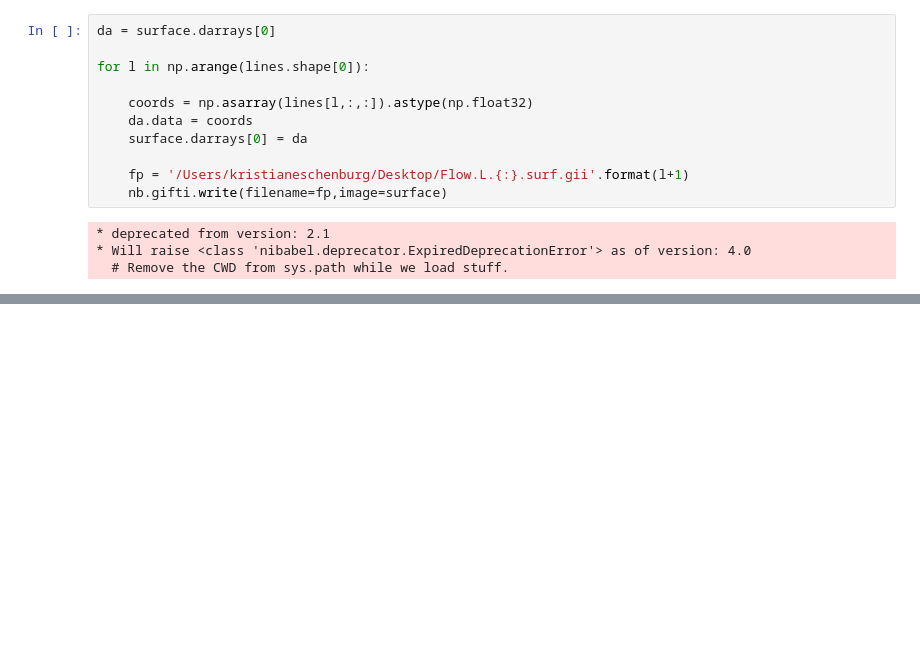
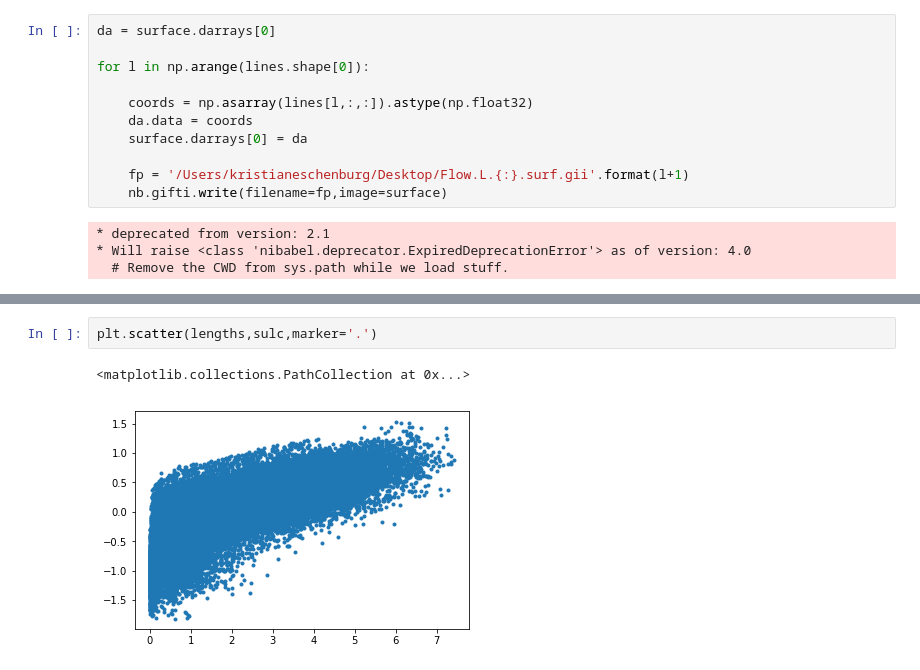
Before and after one commit to kristianeschenburg/trimeshpy, a Jupyter notebook: notebooks/Test_TriMeshPy.ipynb, the cells around one changed output, grey strips where cells are left out. Drawn from its saved outputs; the diff is of its cells as text; blank space fills up the shorter version.

```diff
--- a/notebooks/Test_TriMeshPy.ipynb
+++ b/notebooks/Test_TriMeshPy.ipynb
@@ -65,0 +126,5 @@ for l in np.arange(lines.shape[0]):
+# %%
+plt.scatter(lengths,sulc,marker='.')
+# %% [output]
+<matplotlib.collections.PathCollection at 0x...>
+[figure, added]
```
Also changed, not shown: parts of 24 cells of this notebook, 2 other files.
